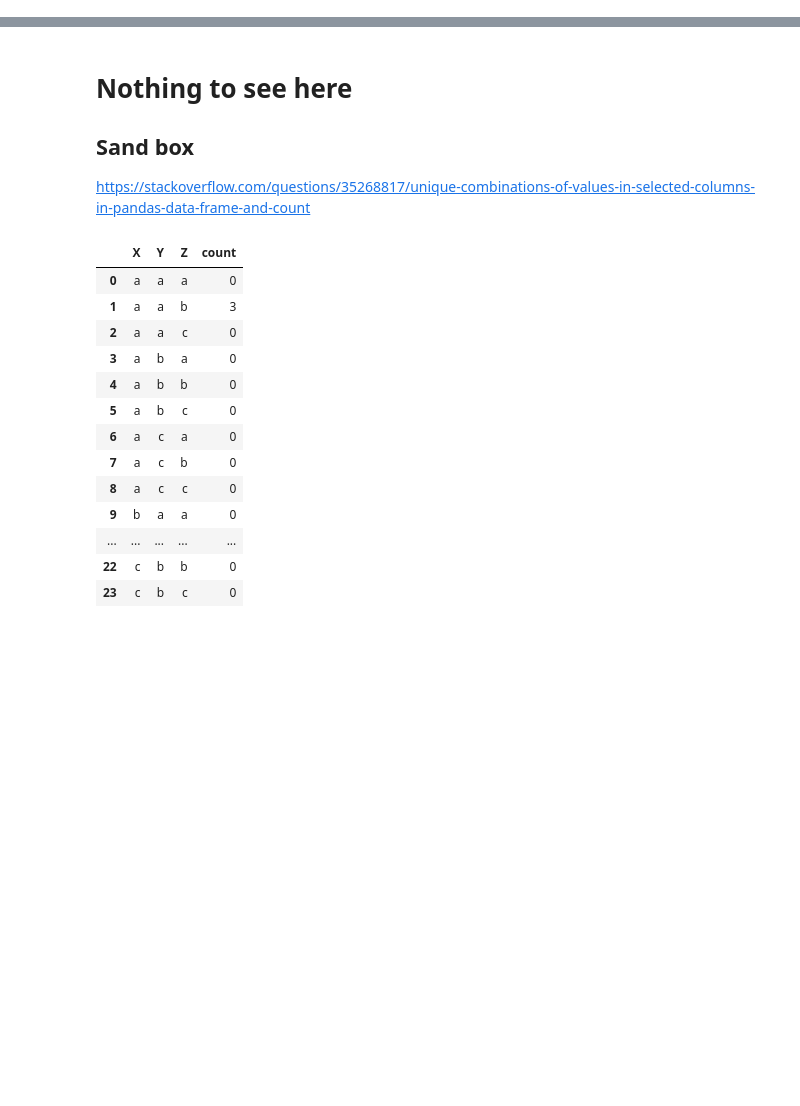
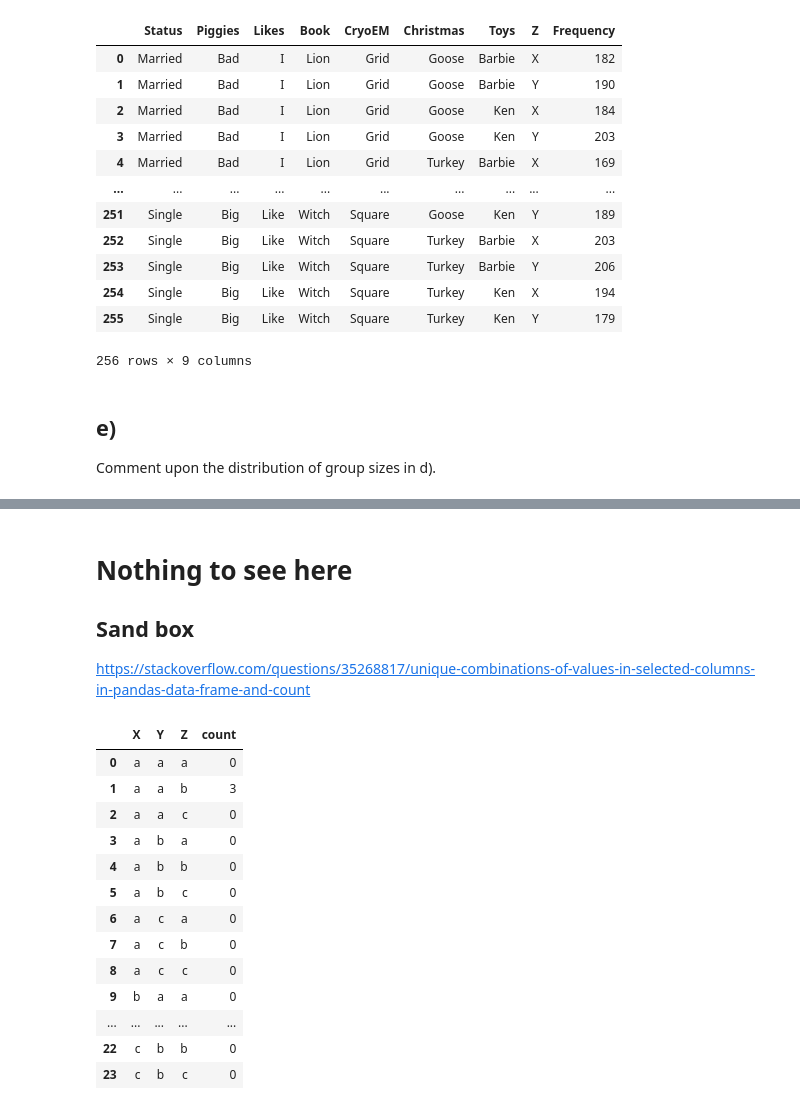
Before and after one commit to mplockhart/coding_task, a Jupyter notebook: privacy_mplc.ipynb, the cells around one changed output, grey strips where cells are left out. Cells and saved outputs as stored; diff of their text form; code cells hidden in the pictures; blank space fills up the shorter version.

```diff
--- a/privacy_mplc.ipynb
+++ b/privacy_mplc.ipynb
@@ -70,0 +124,24 @@ Name: count, dtype: float64
+# %%
+# Here the frequency of each row is calculated
+temp1 = df.groupby(column_name).size() # Calculates the frequency of all column possibilities
+temp2 = temp1.reset_index() # Resents the index to make to a single level
+frequency_df = temp2.rename(columns={0:'Frequency'}) # Provides the column name 'Frequency'
+# Could also have been combined to "frequency_df = df.groupby(column_name).size().reset_index().rename(columns={0:'count'})"
+frequency_df
+# %% [output]
+|  | Status | Piggies | Likes | Book | CryoEM | Christmas | Toys | Z | Frequency |
+| 0 | Married | Bad | I | Lion | Grid | Goose | Barbie | X | 182 |
+| 1 | Married | Bad | I | Lion | Grid | Goose | Barbie | Y | 190 |
+| 2 | Married | Bad | I | Lion | Grid | Goose | Ken | X | 184 |
+| 3 | Married | Bad | I | Lion | Grid | Goose | Ken | Y | 203 |
+| 4 | Married | Bad | I | Lion | Grid | Turkey | Barbie | X | 169 |
+| ... | ... | ... | ... | ... | ... | ... | ... | ... | ... |
+| 251 | Single | Big | Like | Witch | Square | Goose | Ken | Y | 189 |
+| 252 | Single | Big | Like | Witch | Square | Turkey | Barbie | X | 203 |
+| 253 | Single | Big | Like | Witch | Square | Turkey | Barbie | Y | 206 |
+| 254 | Single | Big | Like | Witch | Square | Turkey | Ken | X | 194 |
+| 255 | Single | Big | Like | Witch | Square | Turkey | Ken | Y | 179 |
+256 rows × 9 columns
+# %% [markdown]
+## e)
+Comment upon the distribution of group sizes in d).
```
Also changed, not shown: parts of 28 cells of this notebook.
